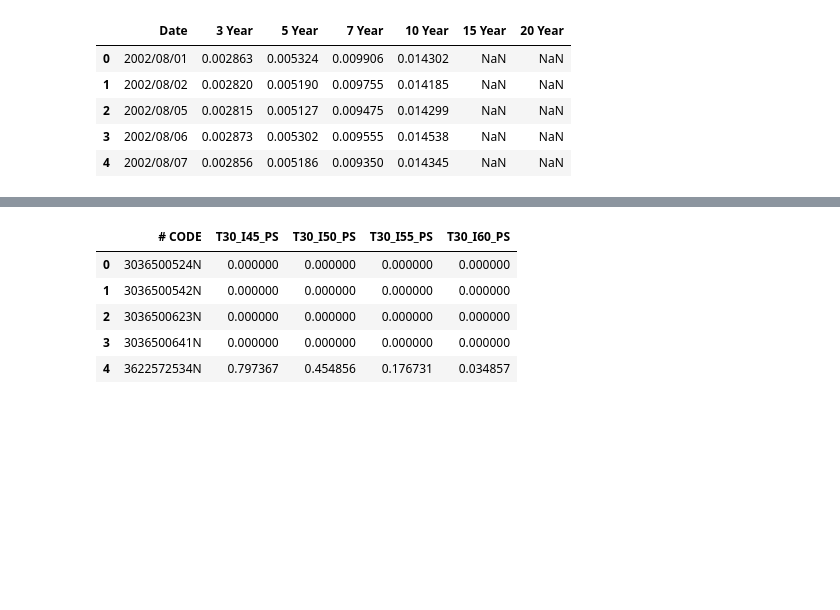
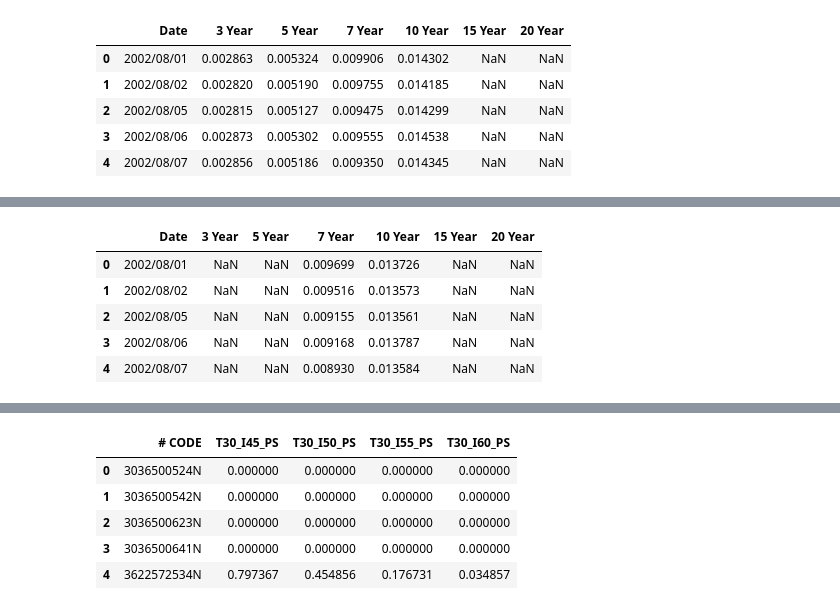
Before and after one commit to RussellzzZ/CausalInferenceDataScienceProject, a Jupyter notebook: data_project.ipynb, the cells around one changed output, grey strips where cells are left out. Cells and saved outputs as stored; diff of their text form; code cells hidden in the pictures; blank space fills up the shorter version.

```diff
--- a/data_project.ipynb
+++ b/data_project.ipynb
@@ -154,0 +191,12 @@ hyogo.head()
+# %%
+chiba = pd.read_csv("data/Chiba.csv")
+chiba['Date'] = pd.to_datetime(chiba['Date'], unit='s')
+chiba['Date'] = chiba['Date'].dt.strftime('%Y/%m/%d')
+chiba.head()
+# %% [output]
+|  | Date | 3 Year | 5 Year | 7 Year | 10 Year | 15 Year | 20 Year |
+| 0 | 2002/08/01 | NaN | NaN | 0.009699 | 0.013726 | NaN | NaN |
+| 1 | 2002/08/02 | NaN | NaN | 0.009516 | 0.013573 | NaN | NaN |
+| 2 | 2002/08/05 | NaN | NaN | 0.009155 | 0.013561 | NaN | NaN |
+| 3 | 2002/08/06 | NaN | NaN | 0.009168 | 0.013787 | NaN | NaN |
+| 4 | 2002/08/07 | NaN | NaN | 0.008930 | 0.013584 | NaN | NaN |
```
Also changed, not shown: parts of 11 cells of this notebook, 21 other files.
